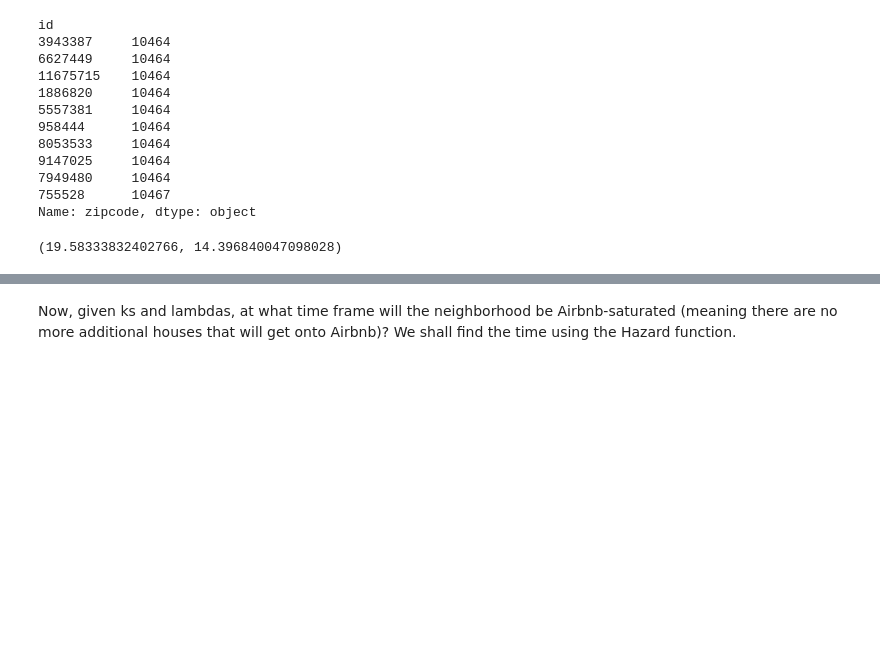
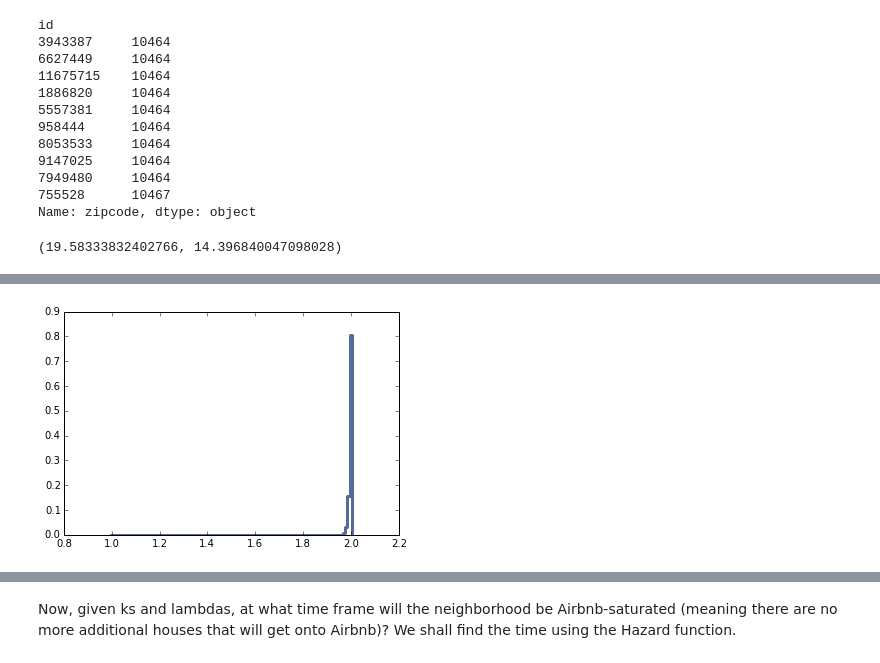
Before and after one commit to ajackso/SurvivalAnalysis, a Jupyter notebook: NYCListing.ipynb, the cells around one changed output, grey strips where cells are left out. Saved outputs shown, nothing was run; the diff lists cells and outputs as text; code cells hidden in the pictures; blank space fills up the shorter version.

```diff
--- a/NYCListing.ipynb
+++ b/NYCListing.ipynb
@@ -349,0 +394,5 @@ C = Counter(neighborhoodData)
+# %%
+marginalLam_0 = suite_0.Marginal(0)
+thinkplot.Pmf(marginalLam_0)
+# %% [output]
+[figure, added]
```
Also changed, not shown: parts of 49 cells of this notebook, 1 other file.
